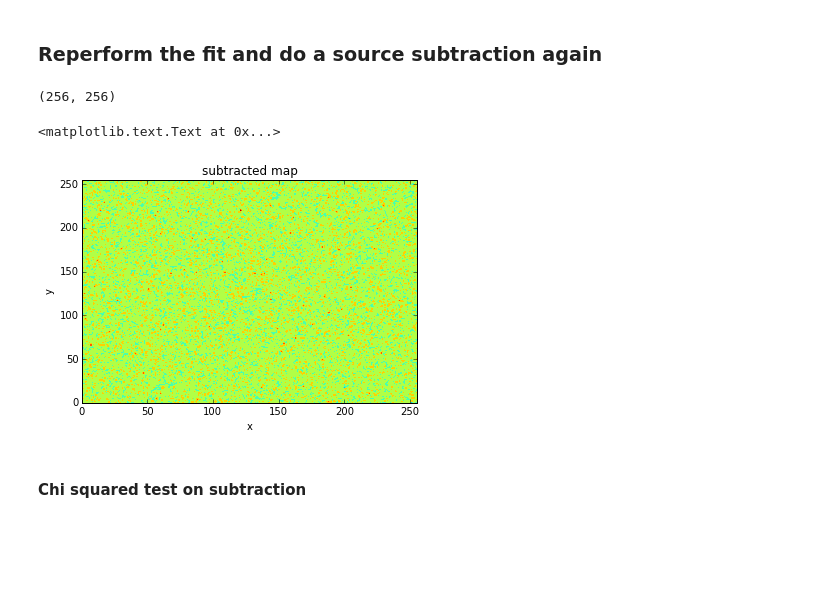
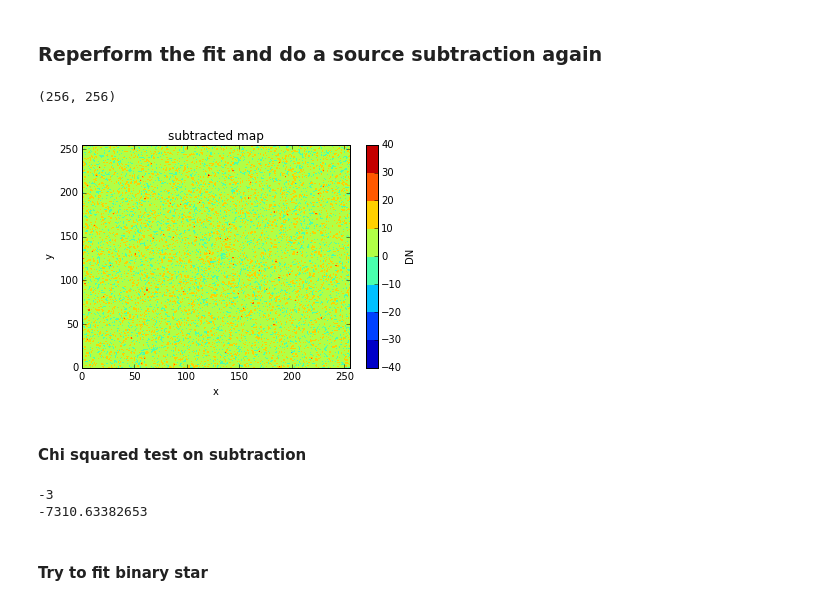
Before and after one commit to mbuchove/notebook-wurk-b, a Jupyter notebook: stats/astro283_hw4.ipynb, the cells around one changed output. Cells and saved outputs as stored; diff of their text form; code cells hidden in the pictures; blank space fills up the shorter version.

Commit message:
did a correct simple chi square that works, function a little wonky, binary fit still terrible

```diff
--- a/stats/astro283_hw4.ipynb
+++ b/stats/astro283_hw4.ipynb
@@ -32,27 +32,34 @@ y_rav = y_arr.ravel()
 # %%
 init_guess = (50, 130, 130, 20, 100)
 sigma_array = numpy.sqrt(star_data)
-p_opt, p_cov = optimize.curve_fit(symm_2d_gaussian, (x_rav, y_rav), star_rav, init_guess, sigma_array.ravel())
+p_opt_singl, p_cov_singl = optimize.curve_fit(symm_2d_gaussian, (x_rav, y_rav), star_rav, init_guess, sigma_array.ravel())
 # %%
-blank_sky = star_data - symm_2d_gaussian((x_arr,y_arr), *p_opt)
+blank_sky = star_data - symm_2d_gaussian((x_arr,y_arr), *p_opt_singl)
 print(blank_sky.shape)
 contour = pyplot.contourf(blank_sky)
 pyplot.xlabel('x')
 pyplot.ylabel('y')
 pyplot.title("subtracted map")
-#cbar = pyplot.colorbar(label='DN')
+cbar = pyplot.colorbar(label='DN')
 #cbar.solids.set_edgecolors('face')
 # %% [output]
 (256, 256)
-<matplotlib.text.Text at 0x...>
-[figure, old version]
+[figure, new version]
 # %% [markdown]
 <h4>Chi squared test on subtraction</h4>
 # %%
-def chi_square_(function, x_vals, data_vals):
-    return (data_vals - function(x_vals, *p_opt)**2/p_cov[0][0])
-
+def chi_square_(function, params, x_vals, data_vals, var_vals):
+    residuals = (data_vals - function(x_vals, *params))
+    chis = (residuals**2)/var_vals
+    chi_sum = numpy.sum(chis)
+    d_o_f = len(x_vals) - len(params)
+    return (chi_sum, d_o_f)
 
 #part_func = partial(symm_2d_gaussian, pos)
-#c_s = chi_square_(lambda(pos): symm_2d_gaussian(pos, *p_opt))
+c_s, d_o_f = chi_square_(symm_2d_gaussian, p_opt_singl, (x_rav,y_rav), star_rav, star_rav)
+print(d_o_f)
+print(c_s/d_o_f)
 from functools import partial
+# %% [output]
+-3
+-7310.63382653
@@ -58,0 +71,2 @@ from functools import partial
+# %% [markdown]
+<h4>Try to fit binary star</h4>
```
Also changed, not shown: parts of 4 cells of this notebook, 1 other file.
